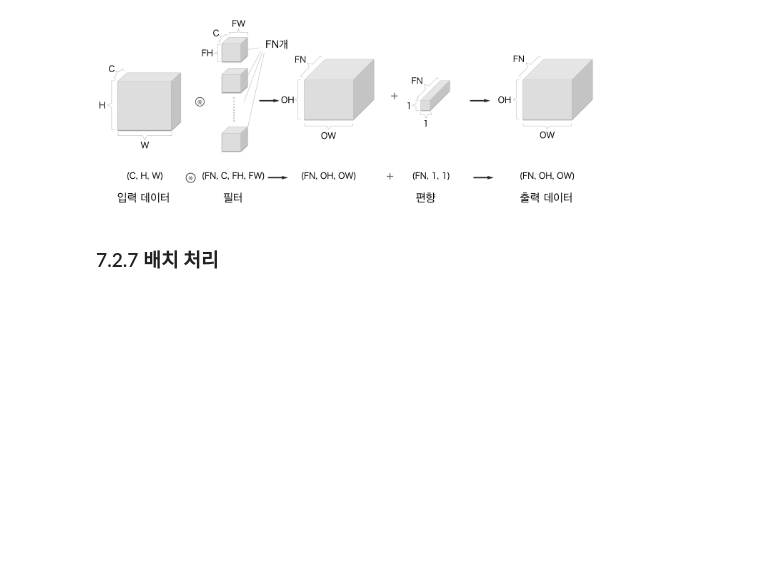
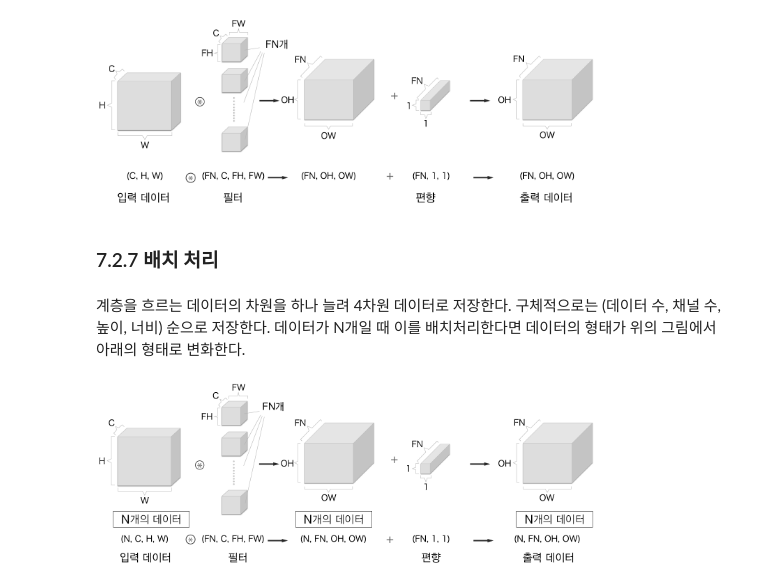
Before and after one commit to lsjhome/self-study-deep-learning-from-scratch, a Jupyter notebook: DLFS_CHAPTER_07.ipynb, the cells around one changed output. Cells and saved outputs as stored; diff of their text form; code cells hidden in the pictures; blank space fills up the shorter version.

```diff
--- a/DLFS_CHAPTER_07.ipynb
+++ b/DLFS_CHAPTER_07.ipynb
@@ -133,3 +133,9 @@ Image("./deep_learning_images/fig 7-12.png", width=500, height=500) # 그림 7-1
 [figure]
 # %% [markdown]
 ### 7.2.7 배치 처리
+# %% [markdown]
+계층을 흐르는 데이터의 차원을 하나 늘려 4차원 데이터로 저장한다. 구체적으로는 (데이터 수, 채널 수, 높이, 너비) 순으로 저장한다. 데이터가 N개일 때 이를 배치처리한다면 데이터의 형태가 위의 그림에서 아래의 형태로 변화한다.
+# %%
+Image("./deep_learning_images/fig 7-13.png", width=500, height=500) # 그림 7-13
+# %% [output]
+[figure, added]
```
Also changed, not shown: parts of 7 cells of this notebook.
